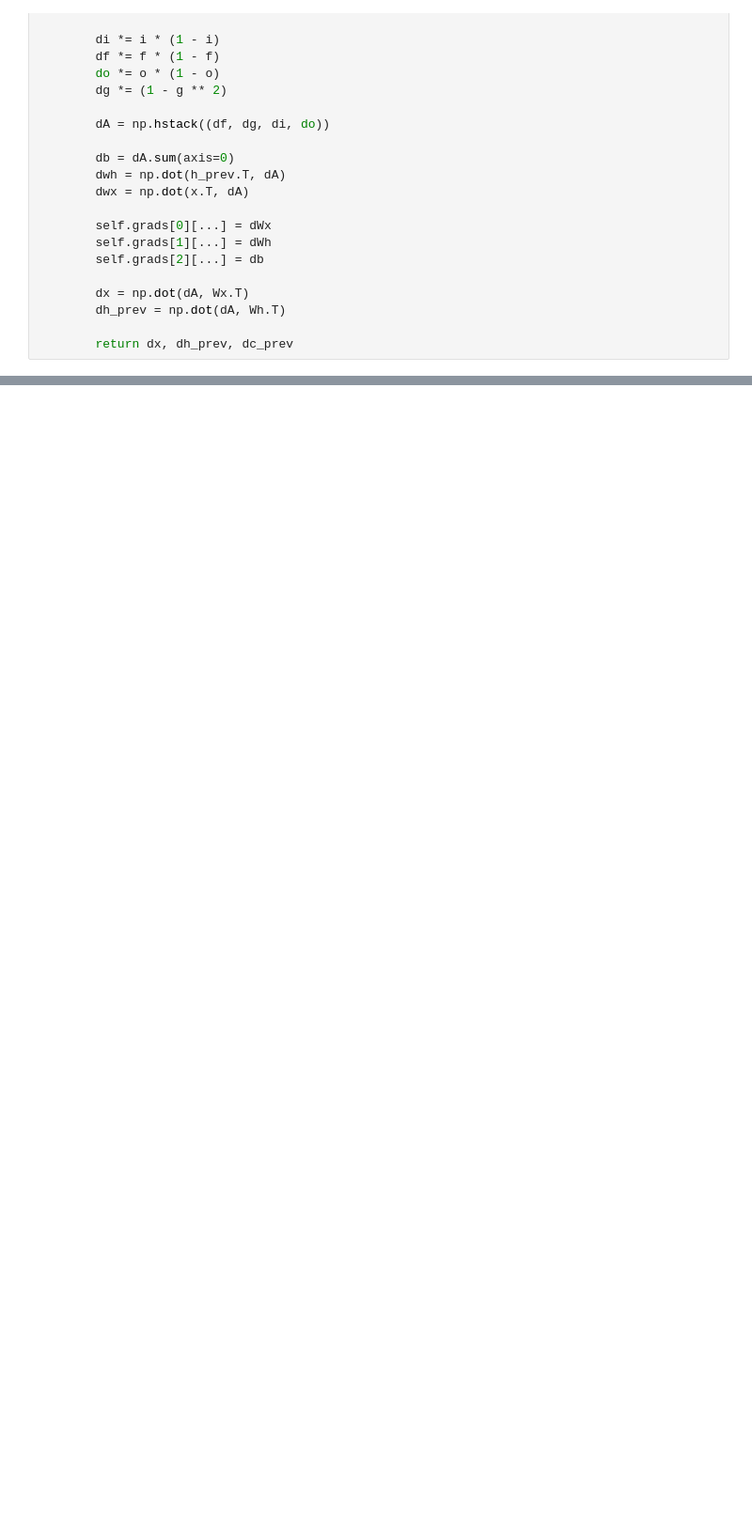
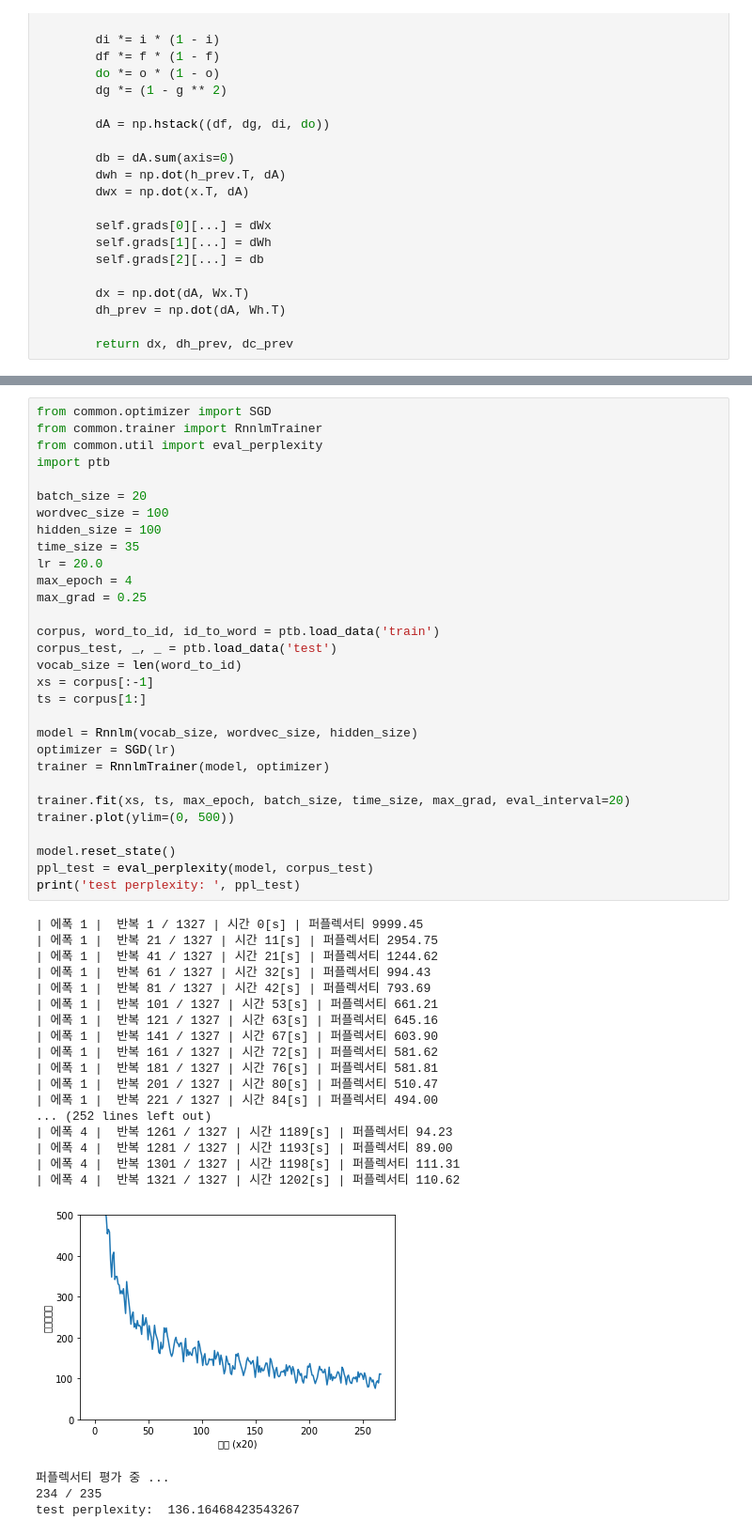
Before and after one commit to sinjy1203/Deep-Learning-from-Scratch, a Jupyter notebook: ch06_RNN-with-Gate.ipynb, the cells around one changed output, grey strips where cells are left out. Shown at 94% size. Saved outputs shown, nothing was run; the diff lists cells and outputs as text; blank space fills up the shorter version.

```diff
--- a/ch06_RNN-with-Gate.ipynb
+++ b/ch06_RNN-with-Gate.ipynb
@@ -55,0 +107,52 @@ class LSTM:
+# %%
+from common.optimizer import SGD
+from common.trainer import RnnlmTrainer
+from common.util import eval_perplexity
+import ptb
+
+batch_size = 20
+wordvec_size = 100
+hidden_size = 100
+time_size = 35
+lr = 20.0
+max_epoch = 4
+max_grad = 0.25
+
+corpus, word_to_id, id_to_word = ptb.load_data('train')
+corpus_test, _, _ = ptb.load_data('test')
+vocab_size = len(word_to_id)
+xs = corpus[:-1]
+ts = corpus[1:]
+
+model = Rnnlm(vocab_size, wordvec_size, hidden_size)
+optimizer = SGD(lr)
+trainer = RnnlmTrainer(model, optimizer)
+
+trainer.fit(xs, ts, max_epoch, batch_size, time_size, max_grad, eval_interval=20)
+trainer.plot(ylim=(0, 500))
+
+model.reset_state()
+ppl_test = eval_perplexity(model, corpus_test)
+print('test perplexity: ', ppl_test)
+# %% [output]
+| 에폭 1 |  반복 1 / 1327 | 시간 0[s] | 퍼플렉서티 9999.45
+| 에폭 1 |  반복 21 / 1327 | 시간 11[s] | 퍼플렉서티 2954.75
+| 에폭 1 |  반복 41 / 1327 | 시간 21[s] | 퍼플렉서티 1244.62
+| 에폭 1 |  반복 61 / 1327 | 시간 32[s] | 퍼플렉서티 994.43
+| 에폭 1 |  반복 81 / 1327 | 시간 42[s] | 퍼플렉서티 793.69
+| 에폭 1 |  반복 101 / 1327 | 시간 53[s] | 퍼플렉서티 661.21
+| 에폭 1 |  반복 121 / 1327 | 시간 63[s] | 퍼플렉서티 645.16
+| 에폭 1 |  반복 141 / 1327 | 시간 67[s] | 퍼플렉서티 603.90
+| 에폭 1 |  반복 161 / 1327 | 시간 72[s] | 퍼플렉서티 581.62
+| 에폭 1 |  반복 181 / 1327 | 시간 76[s] | 퍼플렉서티 581.81
+| 에폭 1 |  반복 201 / 1327 | 시간 80[s] | 퍼플렉서티 510.47
+| 에폭 1 |  반복 221 / 1327 | 시간 84[s] | 퍼플렉서티 494.00
+... (252 lines left out)
+| 에폭 4 |  반복 1261 / 1327 | 시간 1189[s] | 퍼플렉서티 94.23
+| 에폭 4 |  반복 1281 / 1327 | 시간 1193[s] | 퍼플렉서티 89.00
+| 에폭 4 |  반복 1301 / 1327 | 시간 1198[s] | 퍼플렉서티 111.31
+| 에폭 4 |  반복 1321 / 1327 | 시간 1202[s] | 퍼플렉서티 110.62
+[figure, added]
+퍼플렉서티 평가 중 ...
+234 / 235
+test perplexity:  136.16468423543267
```
Also changed, not shown: parts of 4 cells of this notebook, 6 other files.
